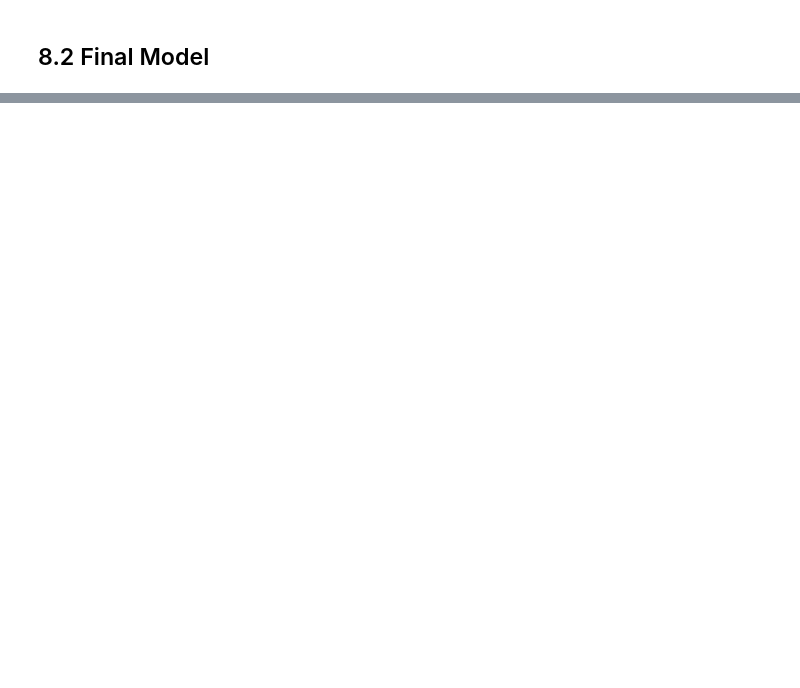
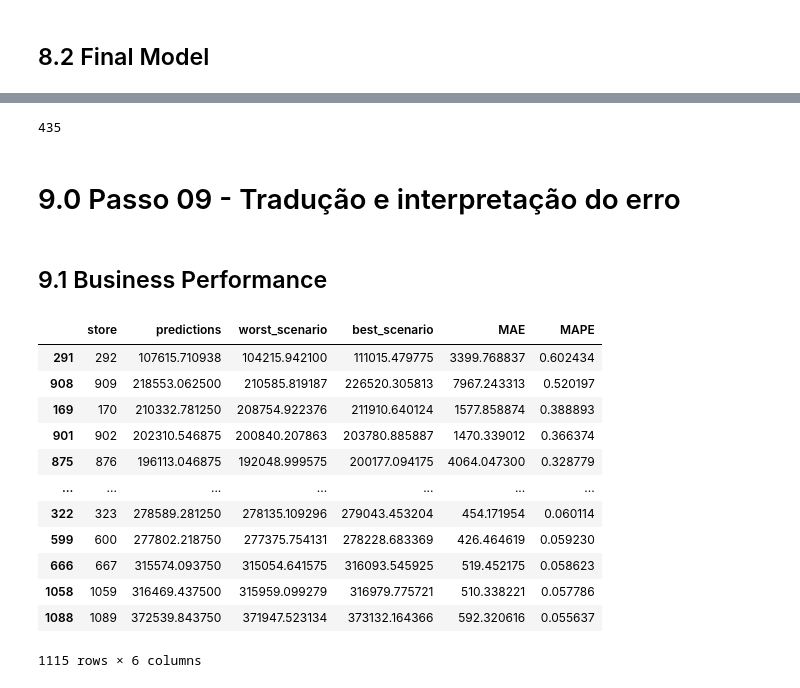
Before and after one commit to adeassisvieira/rossman-store-sales-project, a Jupyter notebook: store_sales_prediction_03.ipynb, the cells around one changed output, grey strips where cells are left out. Saved outputs shown, nothing was run; the diff lists cells and outputs as text; code cells hidden in the pictures; blank space fills up the shorter version.

Commit message:
Finalização da tradução e interpretação do erro.

```diff
--- a/store_sales_prediction_03.ipynb
+++ b/store_sales_prediction_03.ipynb
@@ -1218,0 +1280,6 @@ xgb_result_tuned
+# %%
+1100-665
+# %% [output]
+435
+# %% [markdown]
+# 9.0 Passo 09 - Tradução e interpretação do erro
@@ -1218,0 +1292,2 @@ xgb_result_tuned
+# %% [markdown]
+## 9.1 Business Performance
@@ -1218,0 +1312,16 @@ xgb_result_tuned
+# %%
+df92.sort_values('MAPE', ascending= False)
+# %% [output]
+|  | store | predictions | worst_scenario | best_scenario | MAE | MAPE |
+| 291 | 292 | 107615.710938 | 104215.942100 | 111015.479775 | 3399.768837 | 0.602434 |
+| 908 | 909 | 218553.062500 | 210585.819187 | 226520.305813 | 7967.243313 | 0.520197 |
+| 169 | 170 | 210332.781250 | 208754.922376 | 211910.640124 | 1577.858874 | 0.388893 |
+| 901 | 902 | 202310.546875 | 200840.207863 | 203780.885887 | 1470.339012 | 0.366374 |
+| 875 | 876 | 196113.046875 | 192048.999575 | 200177.094175 | 4064.047300 | 0.328779 |
+| ... | ... | ... | ... | ... | ... | ... |
+| 322 | 323 | 278589.281250 | 278135.109296 | 279043.453204 | 454.171954 | 0.060114 |
+| 599 | 600 | 277802.218750 | 277375.754131 | 278228.683369 | 426.464619 | 0.059230 |
+| 666 | 667 | 315574.093750 | 315054.641575 | 316093.545925 | 519.452175 | 0.058623 |
+| 1058 | 1059 | 316469.437500 | 315959.099279 | 316979.775721 | 510.338221 | 0.057786 |
+| 1088 | 1089 | 372539.843750 | 371947.523134 | 373132.164366 | 592.320616 | 0.055637 |
+1115 rows × 6 columns
```
Also changed, not shown: parts of 20 cells of this notebook.
